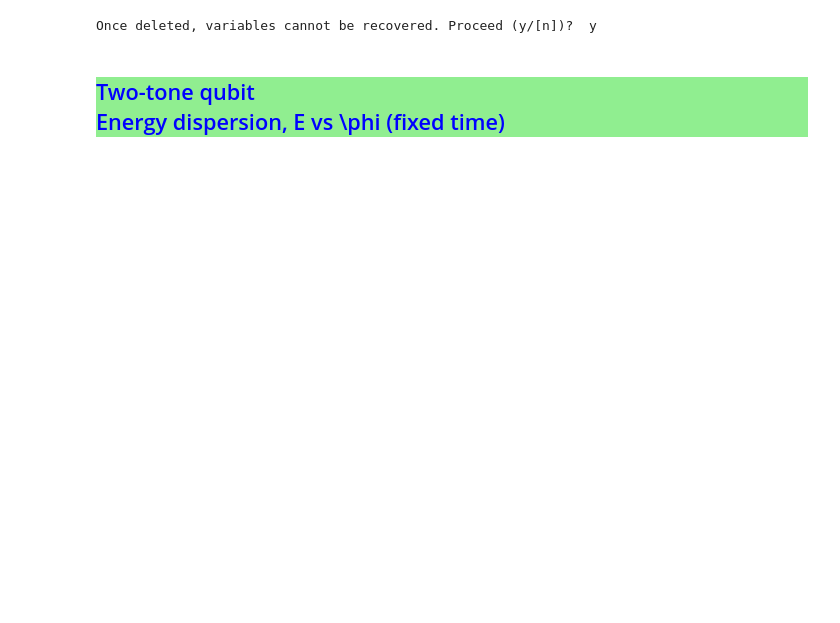
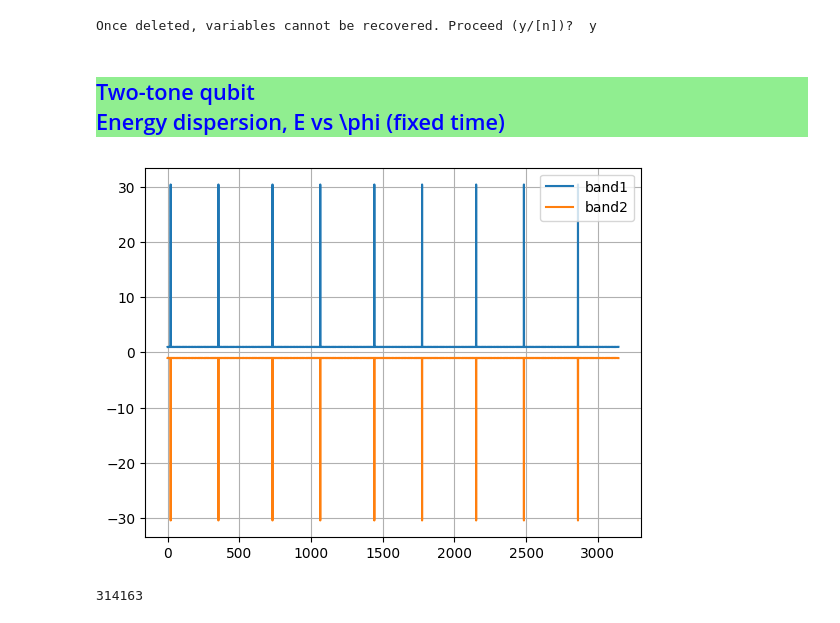
Before and after one commit to shellpwner/Topological-energy-pumping-siumlations, a Jupyter notebook: quasi-state-evolution.ipynb, the cells around one changed output. Saved outputs shown, nothing was run; the diff lists cells and outputs as text; code cells hidden in the pictures; blank space fills up the shorter version.

```diff
--- a/quasi-state-evolution.ipynb
+++ b/quasi-state-evolution.ipynb
@@ -147,0 +180,50 @@ n, m = 50, 50
+# %%
+w1 = 0.1
+g = (1+np.sqrt(5))/2
+w2 = g*w1
+tvals = np.arange(0,100,0.01)
+m = 1
+# %%
+def eigv1(w1, phi1, w2, phi2, m, t):
+    d1 = np.sin(w1*t + phi1)
+    d2 = np.sin(w1*t + phi1)
+    d3 = (m - np.cos(w1*t + phi1) - np.cos(w2*t + phi2))
+    d = np.sqrt(d1**2 + d2**2 + d3**2)
+    return (1/(np.sqrt(2*d*(d+d3))))*np.array([d1 - 1j * d2, d + d3])
+# %%
+phi1vals = np.arange(-np.pi, 1e3*np.pi, 1)
+phi2vals = np.arange(-np.pi, np.pi, 0.1)
+phi2 = 0
+dt = 0.1
+
+expe = []
+for i in phi1vals:
+    uphi = np.dot(U(w1, i, w2, phi2, m, 0, dt), eigv1(w1, i, w2, phi2, m, 0))
+    phiuphi = np.dot(np.conjugate(eigv1(w1, i - w1*dt, w2, phi2 - w2*dt, m, 0)), uphi)
+    expe.append(phiuphi)
+
+# expe = []
+# for i in phi2vals:
+#     uphi = np.dot(U(w1, 0, w2, i, m, 0, dt), eigv1(w1, 0, w2, i, m, 0))
+#     phiuphi = np.dot(np.conjugate(eigv1(w1, 0 - w1*dt, w2, i - w2*dt, m, 0)), uphi)
+#     expe.append(phiuphi)
+# %%
+e1 = []
+for i in np.real(expe):
+    e1i = np.arccos(i)/dt
+    e1.append(e1i)# * np.pi*2/w2)
+plt.plot(e1)
+e2 = []
+for i in np.real(expe):
+    e2i = -np.arccos(i)/dt
+    e2.append(e2i)
+plt.plot(e2)
+plt.legend(['band1', 'band2'])
+plt.grid()
+plt.show()
+# %% [output]
+[figure, added]
+# %%
+len(e)
+# %% [output]
+314163
```
Also changed, not shown: parts of 3 cells of this notebook.
